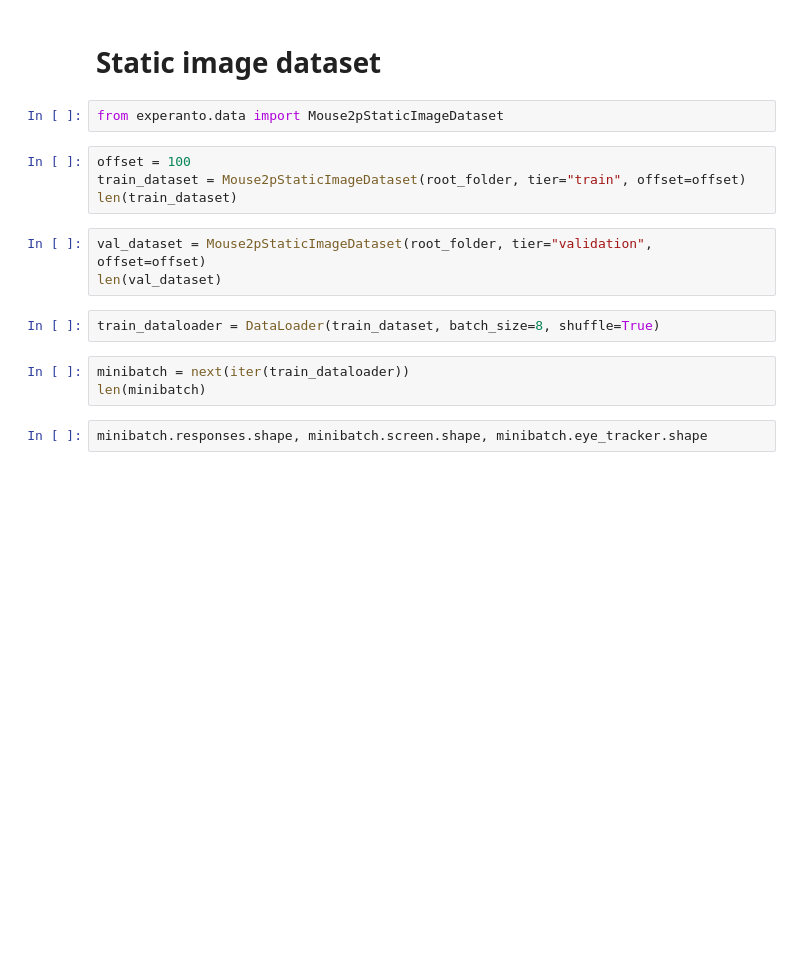
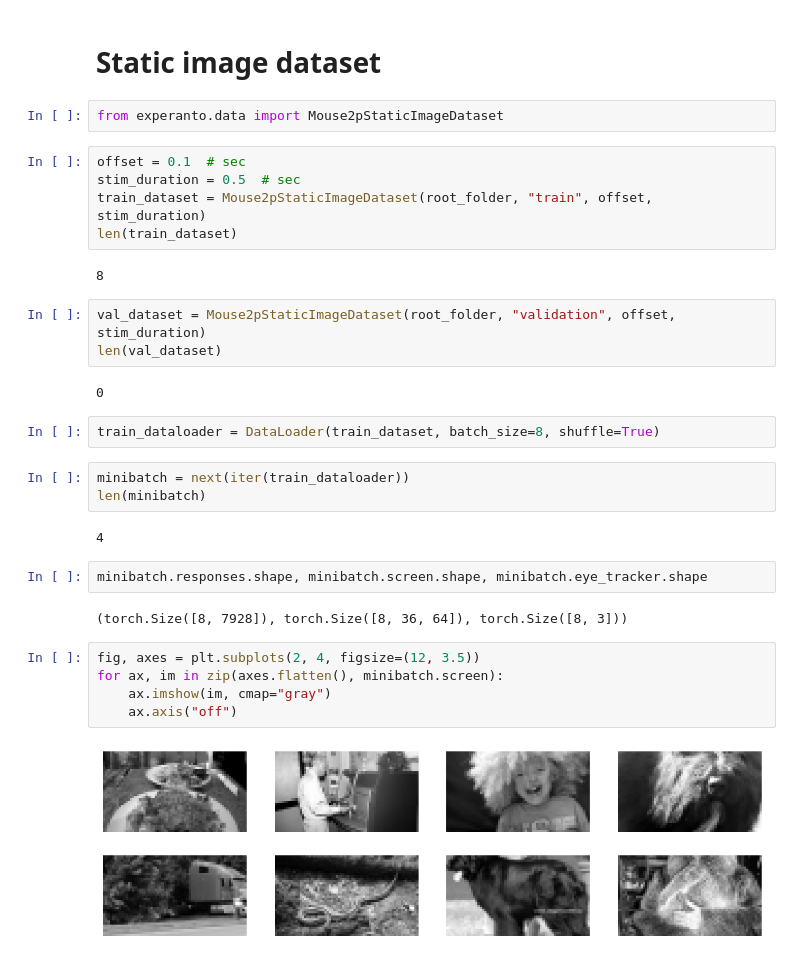
Before and after one commit to sensorium-competition/experanto, a Jupyter notebook: examples/data.ipynb, the cells around one changed output. Drawn from its saved outputs; the diff is of its cells as text; blank space fills up the shorter version.

```diff
--- a/examples/data.ipynb
+++ b/examples/data.ipynb
@@ -48,16 +66,32 @@ for d, v in zip(dataset.device_names, minibatch):
 # %%
 from experanto.data import Mouse2pStaticImageDataset
 # %%
-offset = 100
-train_dataset = Mouse2pStaticImageDataset(root_folder, tier="train", offset=offset)
+offset = 0.1  # sec
+stim_duration = 0.5  # sec
+train_dataset = Mouse2pStaticImageDataset(root_folder, "train", offset, stim_duration)
 len(train_dataset)
+# %% [output]
+8
 # %%
-val_dataset = Mouse2pStaticImageDataset(root_folder, tier="validation", offset=offset)
+val_dataset = Mouse2pStaticImageDataset(root_folder, "validation", offset, stim_duration)
 len(val_dataset)
+# %% [output]
+0
 # %%
 train_dataloader = DataLoader(train_dataset, batch_size=8, shuffle=True)
 # %%
 minibatch = next(iter(train_dataloader))
 len(minibatch)
+# %% [output]
+4
 # %%
 minibatch.responses.shape, minibatch.screen.shape, minibatch.eye_tracker.shape
+# %% [output]
+(torch.Size([8, 7928]), torch.Size([8, 36, 64]), torch.Size([8, 3]))
+# %%
+fig, axes = plt.subplots(2, 4, figsize=(12, 3.5))
+for ax, im in zip(axes.flatten(), minibatch.screen):
+    ax.imshow(im, cmap="gray")
+    ax.axis("off")
+# %% [output]
+[figure, added]
```
Also changed, not shown: parts of 7 cells of this notebook, 2 other files.
